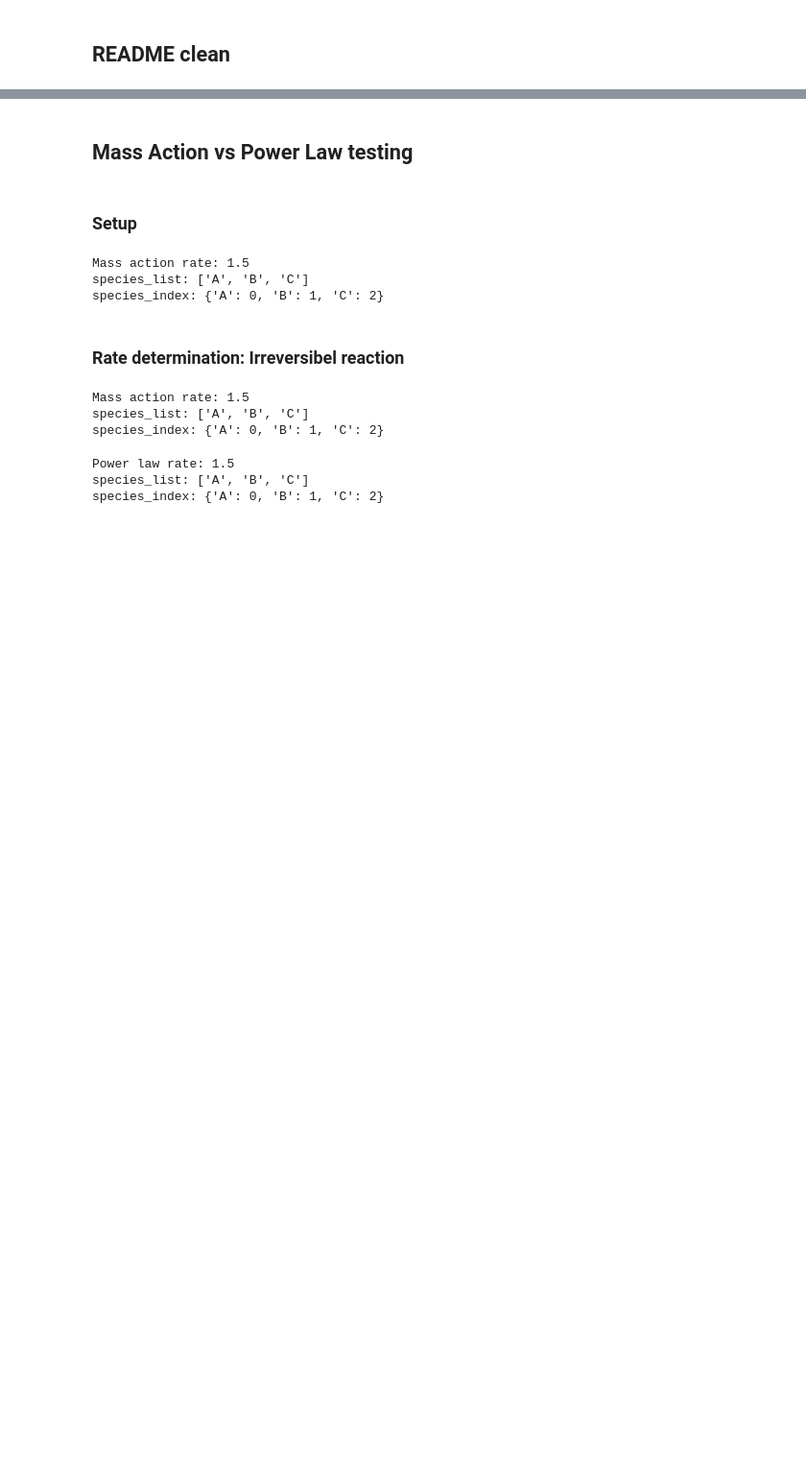
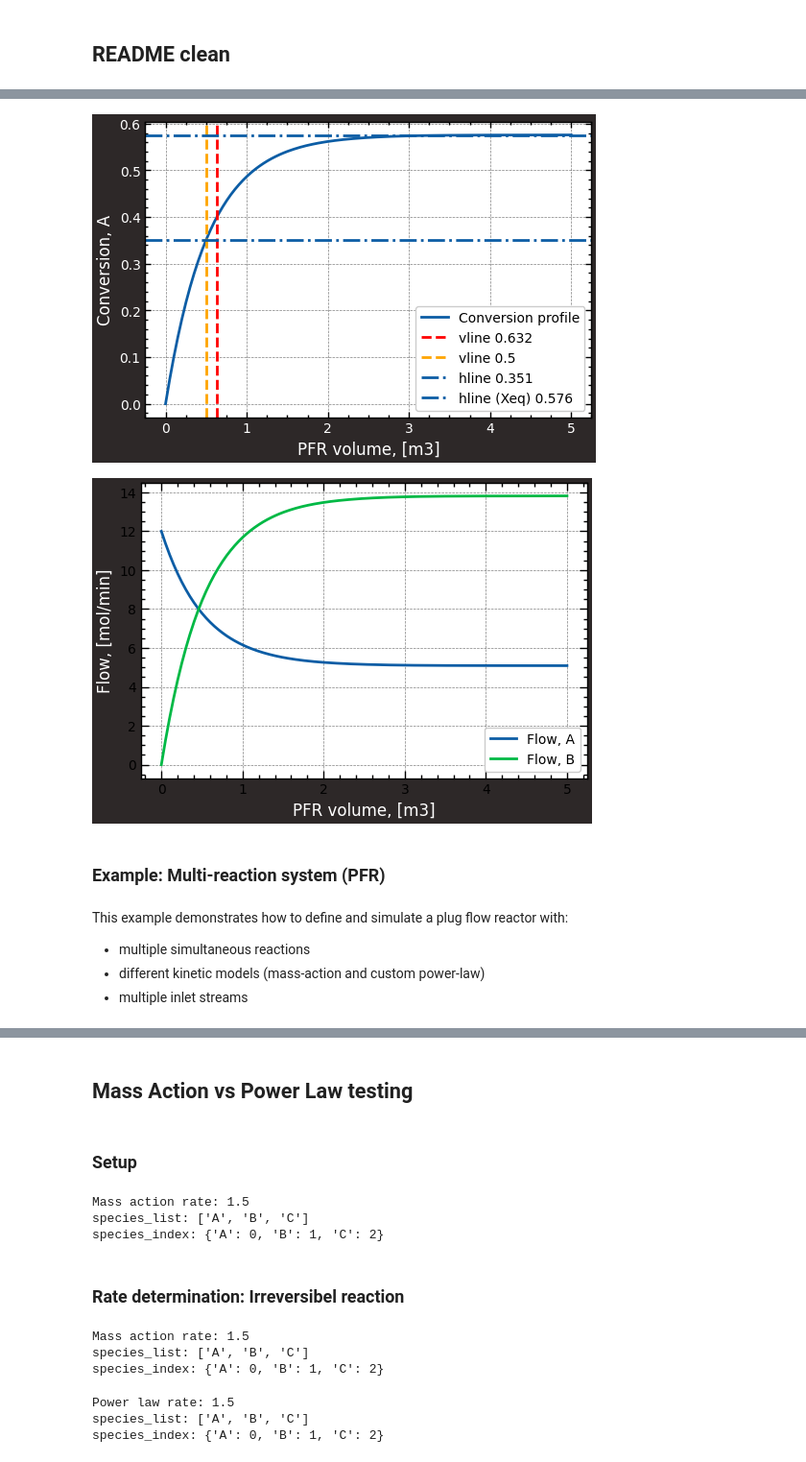
Before and after one commit to KABOSScodes/process_engineering_toolkit, a Jupyter notebook: notebooks/exploration.ipynb, the cells around one changed output, grey strips where cells are left out. Shown at 96% size. Saved outputs shown, nothing was run; the diff lists cells and outputs as text; code cells hidden in the pictures; blank space fills up the shorter version.

```diff
--- a/notebooks/exploration.ipynb
+++ b/notebooks/exploration.ipynb
@@ -229,0 +146,76 @@ Required PFR volume [m3]: 0.6315620359590592
+# %%
+plt.style.use(['science', 'notebook', 'grid'])
+
+plt.rcParams['figure.facecolor'] = "#2D2828"   # outside plot
+# plt.rcParams['axes.facecolor'] = "#A8C0CA"     # inside plot (optional override)
+plt.rcParams['savefig.facecolor'] = '#2E2E2E'  # saved figures
+# plt.rcParams['text.color'] = 'white'
+plt.rcParams['axes.labelcolor'] = 'white'
+# plt.rcParams['axes.edgecolor'] = "black"
+
+# Default figure size
+plt.rcParams['figure.figsize'] = (6, 4)  # 6 inch width, 4 inch height
+plt.rcParams['axes.labelsize'] = 12
+plt.rcParams['axes.titlesize'] = 14
+plt.rcParams['xtick.labelsize'] = 10
+plt.rcParams['ytick.labelsize'] = 10
+plt.rcParams['legend.fontsize'] = 10
+plt.rcParams['lines.linewidth'] = 2
+plt.rcParams['lines.markersize'] = 6
+# %%
+fig, ax = plt.subplots()
+
+# Plot 1
+ax.plot(volume, conversion, label="Conversion profile")
+
+# Vertical lines
+ax.axvline(x=V_req, color='red', linestyle='--', label=f'vline {V_req:.3f}')
+ax.axvline(x=0.5, color='orange', linestyle='--', label='vline 0.5')
+
+# Horizontal lines
+ax.axhline(y=X, linestyle='-.', label=f'hline {X:.3f}')
+ax.axhline(y=Xeq, linestyle='-.', label=f'hline (Xeq) {Xeq:.3f}')
+
+# Labels and legend
+ax.set_xlabel("PFR volume, [m3]")
+ax.set_ylabel("Conversion, A")
+ax.legend(loc='lower right')
+
+# 👇 STYLE BLOCK (this is the right place)
+
+# Turn on minor ticks
+ax.minorticks_on()
+
+# Control how many minor ticks (optional but recommended)
+from matplotlib.ticker import AutoMinorLocator
+ax.xaxis.set_minor_locator(AutoMinorLocator(4))  # only x-axis
+ax.yaxis.set_minor_locator(AutoMinorLocator(5))  # only y-axis
+
+# Major ticks
+ax.tick_params(axis='both', which='major', length=4, width=1, colors='black')
+
+# Minor ticks
+ax.tick_params(axis='both', which='minor', length=2, width=1, colors='black')
+
+# Tick labels
+ax.tick_params(axis='both', labelcolor='white')
+
+plt.show()
+
+# Plot 2
+plt.plot(volume, flow_a, label="Flow, A")
+plt.plot(volume, flow_b, label="Flow, B")
+plt.xlabel("PFR volume, [m3]")
+plt.ylabel("Flow, [mol/min]")
+plt.legend(loc='lower right')
+plt.show()
+# %% [output]
+[figure, added]
+[figure, added]
+# %% [markdown]
+### Example: Multi-reaction system (PFR)
+# %% [markdown]
+This example demonstrates how to define and simulate a plug flow reactor with:
+- multiple simultaneous reactions
+- different kinetic models (mass-action and custom power-law)
+- multiple inlet streams
```
Also changed, not shown: parts of 26 cells of this notebook, 1 other file.
